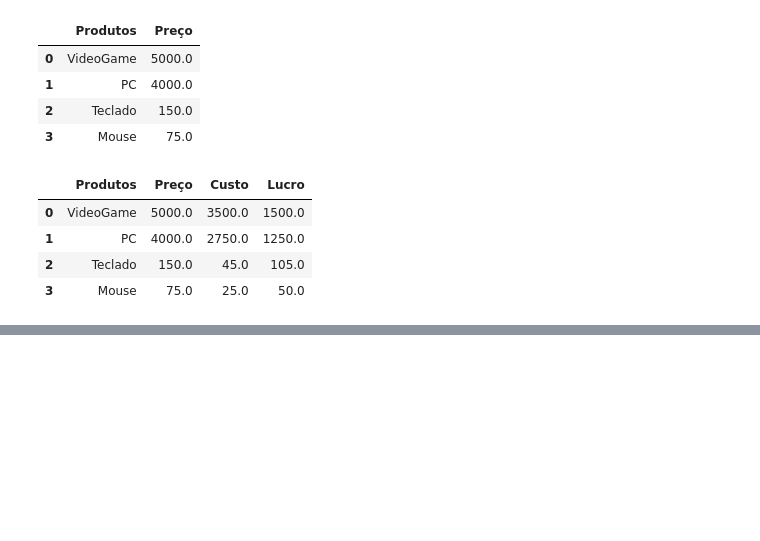
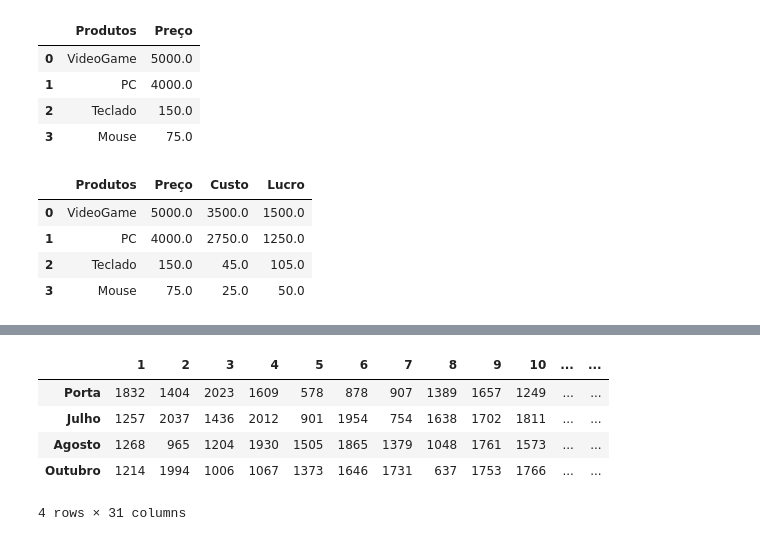
Before and after one commit to henriquemendeselias/DEP, a Jupyter notebook: estudos/01_python_dados/02_pandas/01_pandas.ipynb, the cells around one changed output, grey strips where cells are left out. Cells and saved outputs as stored; diff of their text form; code cells hidden in the pictures; blank space fills up the shorter version.

```diff
--- a/estudos/01_python_dados/02_pandas/01_pandas.ipynb
+++ b/estudos/01_python_dados/02_pandas/01_pandas.ipynb
@@ -114,0 +239,9 @@ df3
+# %%
+df[(df[10] > 1000) | (df[15]>1500)].fillna('')
+# %% [output]
+|  | 1 | 2 | 3 | 4 | 5 | 6 | 7 | 8 | 9 | 10 | ... | ... |
+| Porta | 1832 | 1404 | 2023 | 1609 | 578 | 878 | 907 | 1389 | 1657 | 1249 | ... | ... |
+| Julho | 1257 | 2037 | 1436 | 2012 | 901 | 1954 | 754 | 1638 | 1702 | 1811 | ... | ... |
+| Agosto | 1268 | 965 | 1204 | 1930 | 1505 | 1865 | 1379 | 1048 | 1761 | 1573 | ... | ... |
+| Outubro | 1214 | 1994 | 1006 | 1067 | 1373 | 1646 | 1731 | 637 | 1753 | 1766 | ... | ... |
+4 rows × 31 columns
```
Also changed, not shown: parts of 16 cells of this notebook.
